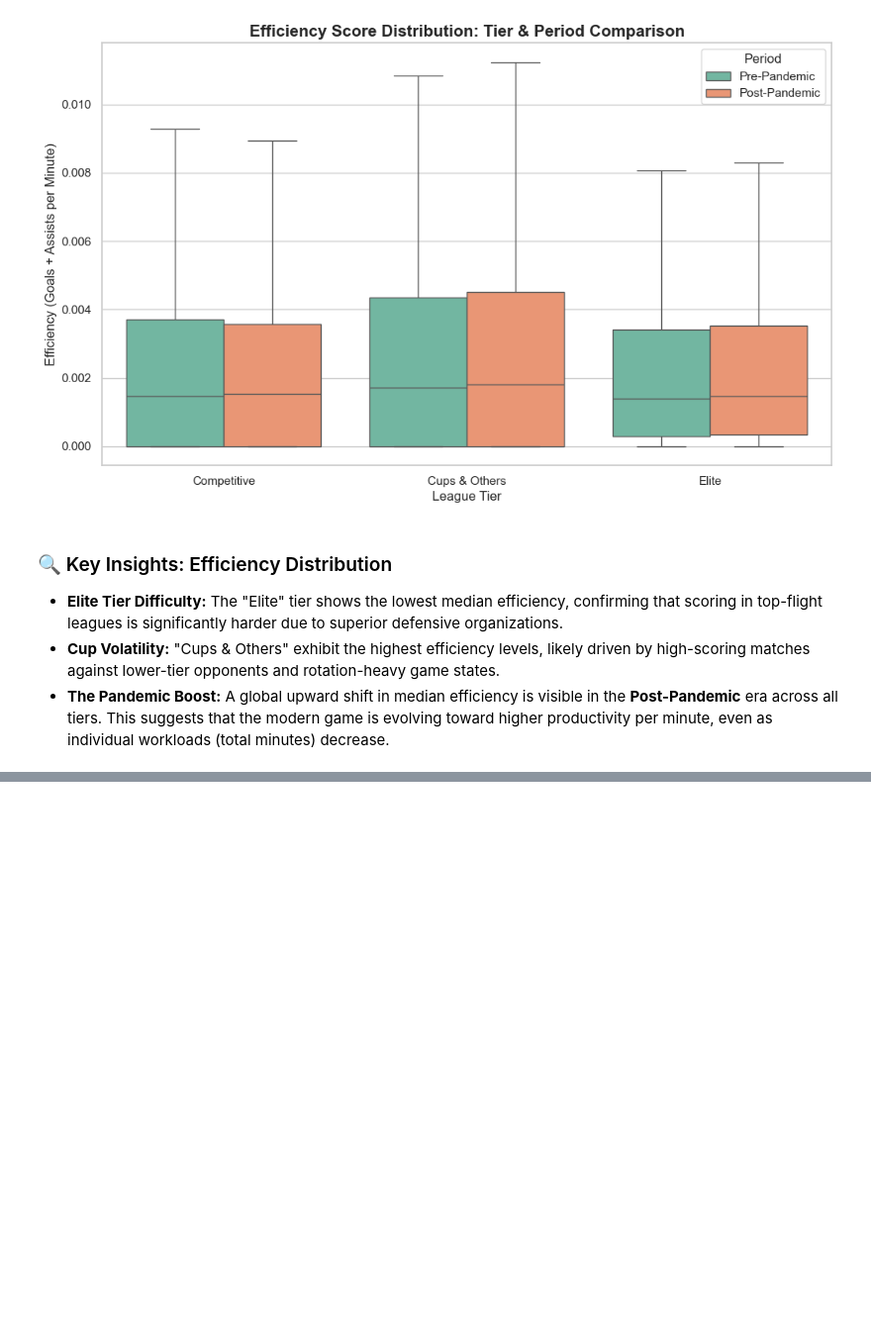
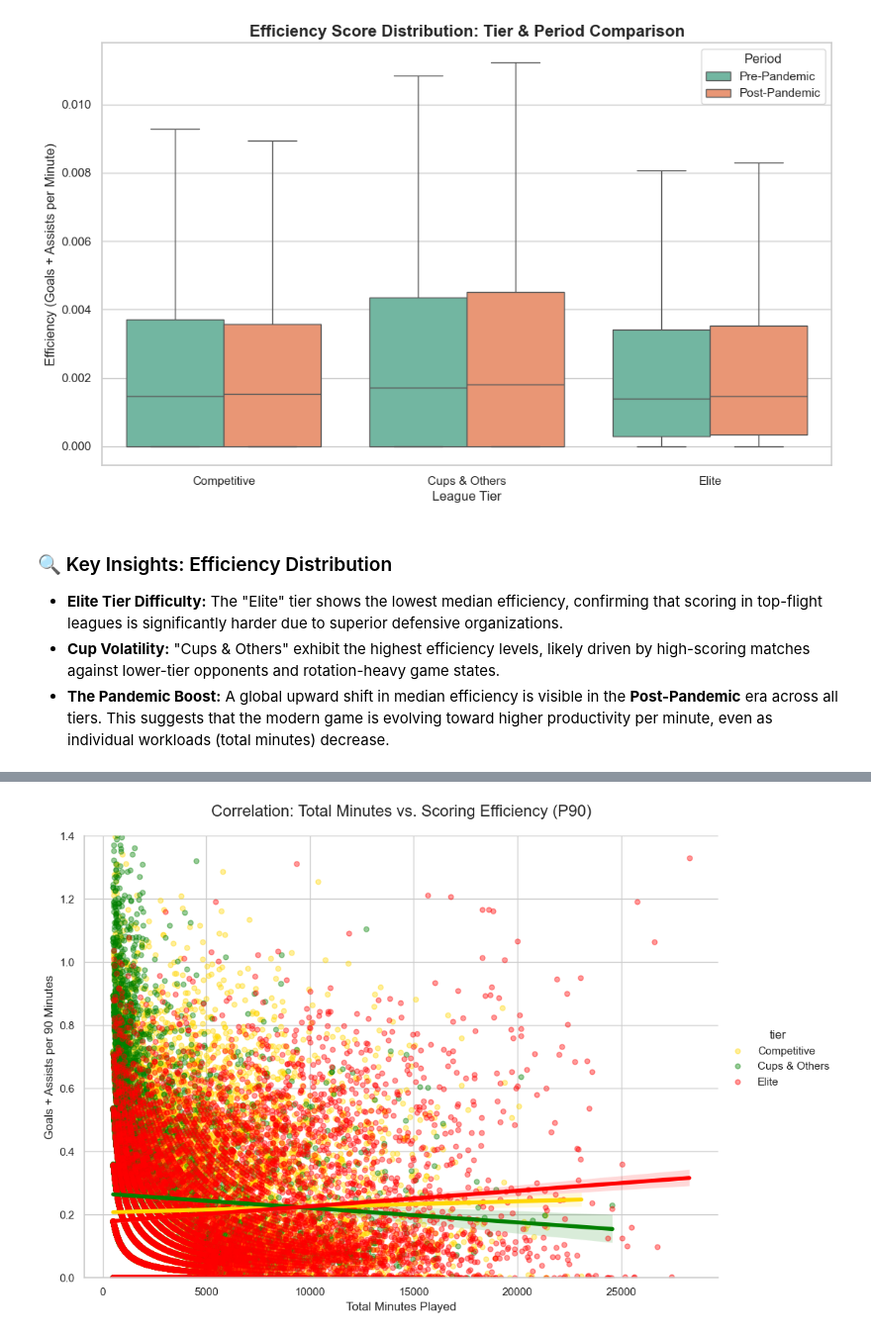
Before and after one commit to EnesPircek/Football-Player-Performance-Analysis, a Jupyter notebook: Python_and_SQL_Project.ipynb, the cells around one changed output, grey strips where cells are left out. Shown at 99% size. Saved outputs shown, nothing was run; the diff lists cells and outputs as text; code cells hidden in the pictures; blank space fills up the shorter version.

Commit message:
Correlation Analysis: Total Minutes Played vs. Efficiency

```diff
--- a/Python_and_SQL_Project.ipynb
+++ b/Python_and_SQL_Project.ipynb
@@ -784,0 +796,62 @@ plt.show()
+# %%
+import sqlite3
+import pandas as pd
+import seaborn as sns
+import matplotlib.pyplot as plt
+
+# Connect to the database
+conn = sqlite3.connect('football_data.db')
+
+# SQL Query: Fetching data for players with more than 500 minutes played
+query = """
+SELECT
+    player_name,
+    tier,
+    minutes_played,
+    (goals + assists) as total_contribution
+FROM player_performances
+WHERE minutes_played > 500
+"""
+
+df_corr = pd.read_sql_query(query, conn)
+conn.close()
+
+# Calculate Efficiency per 90 minutes
+df_corr['Efficiency_P90'] = (df_corr['total_contribution'] / df_corr['minutes_played']) * 90
+
+# Define a custom color palette for high contrast
+# Elite -> Red, Competitive -> Gold (Yellow), Cups & Others -> Green
+color_map = {
+    'Elite': 'red',
+    'Competitive': 'gold',
+    'Cups & Others': 'green'
+}
+
+# Set aesthetic style
+sns.set_theme(style="whitegrid")
+
+# Create the Scatter Plot with Regression Lines
+# We use the custom color_map to satisfy specific visualization requirements
+g = sns.lmplot(
+    data=df_corr,
+    x='minutes_played',
+    y='Efficiency_P90',
+    hue='tier',
+    palette=color_map,
+    height=7,
+    aspect=1.4,
+    scatter_kws={'alpha': 0.4, 's': 25}, # Slightly increased size and alpha for clarity
+    line_kws={'linewidth': 4}           # Thicker lines for better trend visibility
+)
+
+# Title and Labeling
+plt.title('Correlation: Total Minutes vs. Scoring Efficiency (P90)', fontsize=16, pad=20)
+plt.xlabel('Total Minutes Played', fontsize=12)
+plt.ylabel('Goals + Assists per 90 Minutes', fontsize=12)
+
+# Adjust Y-axis to focus on realistic performance metrics
+plt.ylim(0, 1.4)
+
+plt.show()
+# %% [output]
+[figure, added]
```
Also changed, not shown: parts of 2 cells of this notebook.
